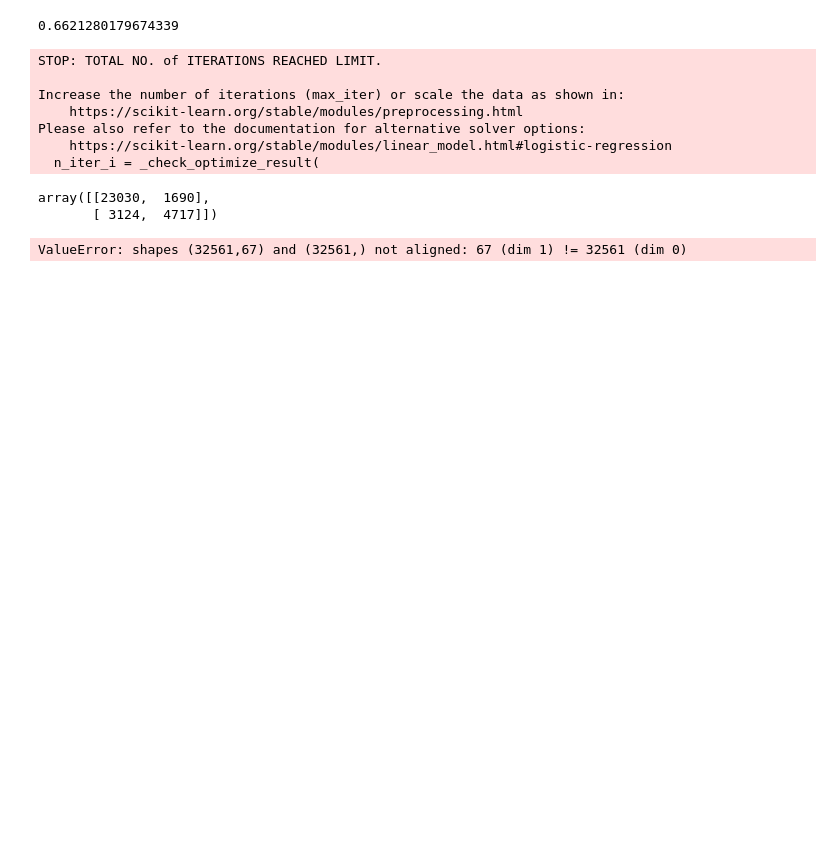
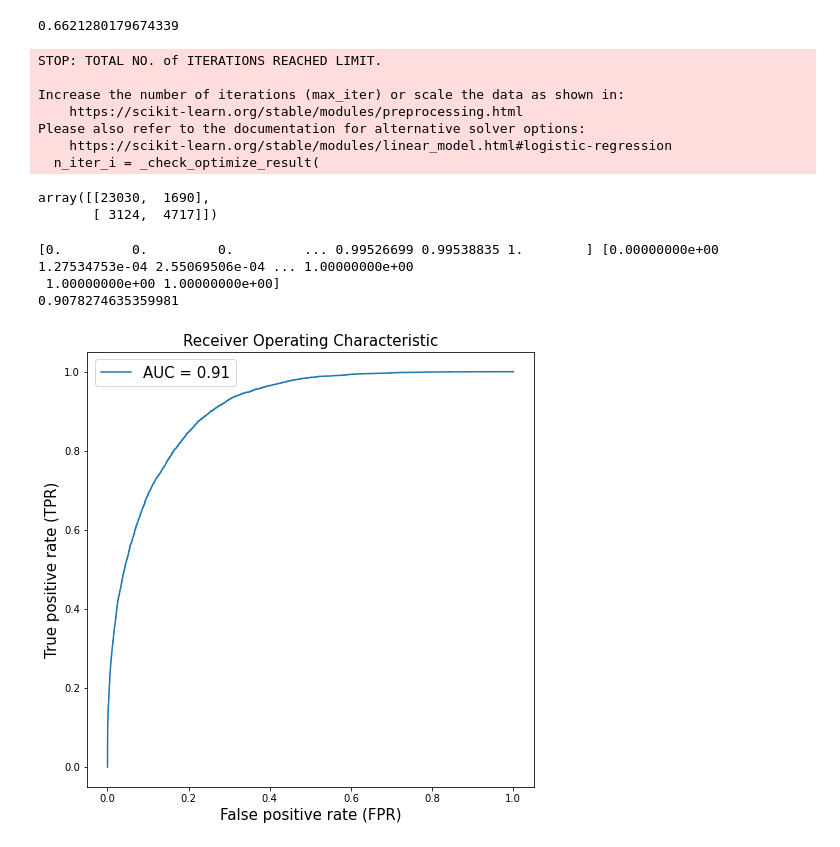
Before and after one commit to pashasak/ml, a Jupyter notebook: ml_3b6.ipynb, the cells around one changed output. Cells and saved outputs as stored; diff of their text form; code cells hidden in the pictures; blank space fills up the shorter version.

```diff
--- a/ml_3b6.ipynb
+++ b/ml_3b6.ipynb
@@ -80,7 +79,10 @@ def calc_and_plot_roc(y_true, y_pred_proba):
     plt.ylabel('True positive rate (TPR)', fontsize=15)
     plt.legend(fontsize=15)
 # %%
-Y_pred_proba = sigmoid(X, Y_pred)
-calc_and_plot_roc(y, Y_pred_proba)
+Y_pred_proba = model.predict_proba(X)
+calc_and_plot_roc(y, Y_pred_proba[:,1])
 # %% [output]
-ValueError: shapes (32561,67) and (32561,) not aligned: 67 (dim 1) != 32561 (dim 0)
+[0.         0.         0.         ... 0.99526699 0.99538835 1.        ] [0.00000000e+00 1.27534753e-04 2.55069506e-04 ... 1.00000000e+00
+ 1.00000000e+00 1.00000000e+00]
+0.9078274635359981
+[figure, added]
```
Also changed, not shown: parts of 5 cells of this notebook, 1 other file.
